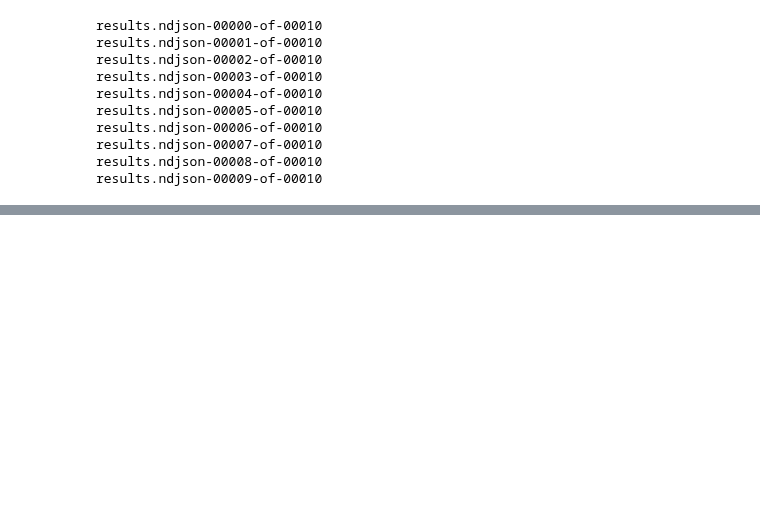
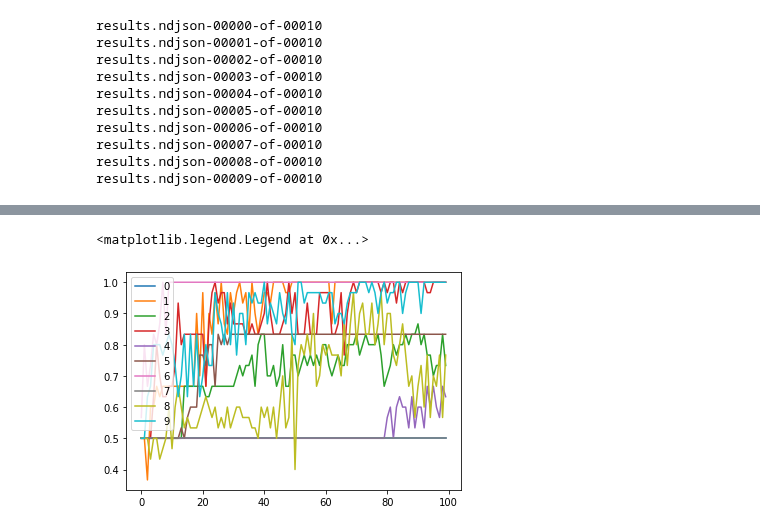
Before and after one commit to ITU-Thesis/graphworld, a Jupyter notebook: src/notebooks/GraphWorld_README_Example.ipynb, the cells around one changed output, grey strips where cells are left out. Drawn from its saved outputs; the diff is of its cells as text; code cells hidden in the pictures; blank space fills up the shorter version.

```diff
--- a/src/notebooks/GraphWorld_README_Example.ipynb
+++ b/src/notebooks/GraphWorld_README_Example.ipynb
@@ -71,0 +79,7 @@ KeyError: 'GCN_'
+# %%
+for i in range(10):
+    plt.plot(results_df['GCN_MERIT_tuning_metrics'].iloc[i], label=i)
+plt.legend()
+# %% [output]
+<matplotlib.legend.Legend at 0x...>
+[figure, added]
```
Also changed, not shown: parts of 6 cells of this notebook, 38 other files.
